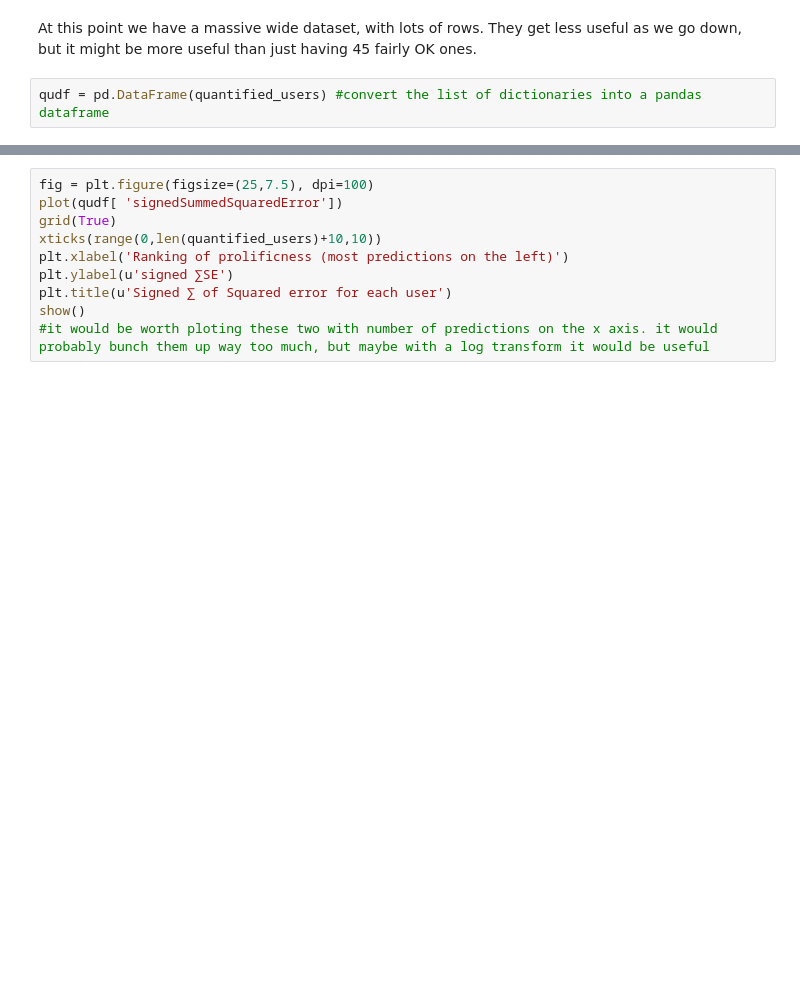
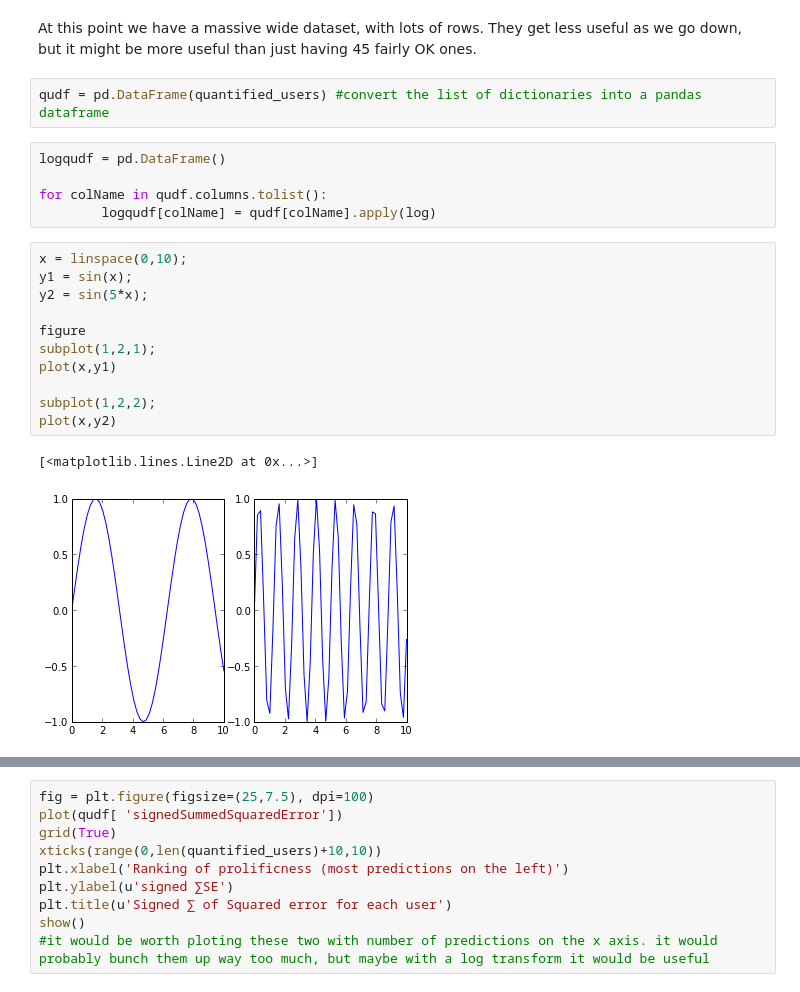
Before and after one commit to notionparallax/GA-DataScience, a Jupyter notebook: Prediction book analysis/PB analysis of users.ipynb, the cells around one changed output, grey strips where cells are left out. Saved outputs shown, nothing was run; the diff lists cells and outputs as text; blank space fills up the shorter version.

```diff
--- a/Prediction book analysis/PB analysis of users.ipynb
+++ b/Prediction book analysis/PB analysis of users.ipynb
@@ -626,3 +647,22 @@ len(quantified_users) #this is how many people made it through unscathed
 At this point we have a massive wide dataset, with lots of rows. They get less useful as we go down, but it might be more useful than just having 45 fairly OK ones.
 # %%
 qudf = pd.DataFrame(quantified_users) #convert the list of dictionaries into a pandas dataframe
+# %%
+logqudf = pd.DataFrame()
+
+for colName in qudf.columns.tolist():
+        logqudf[colName] = qudf[colName].apply(log)
+# %%
+x = linspace(0,10);
+y1 = sin(x);
+y2 = sin(5*x);
+
+figure
+subplot(1,2,1);
+plot(x,y1)
+
+subplot(1,2,2);
+plot(x,y2)
+# %% [output]
+[<matplotlib.lines.Line2D at 0x...>]
+[figure, added]
```
Also changed, not shown: parts of 33 cells of this notebook.
